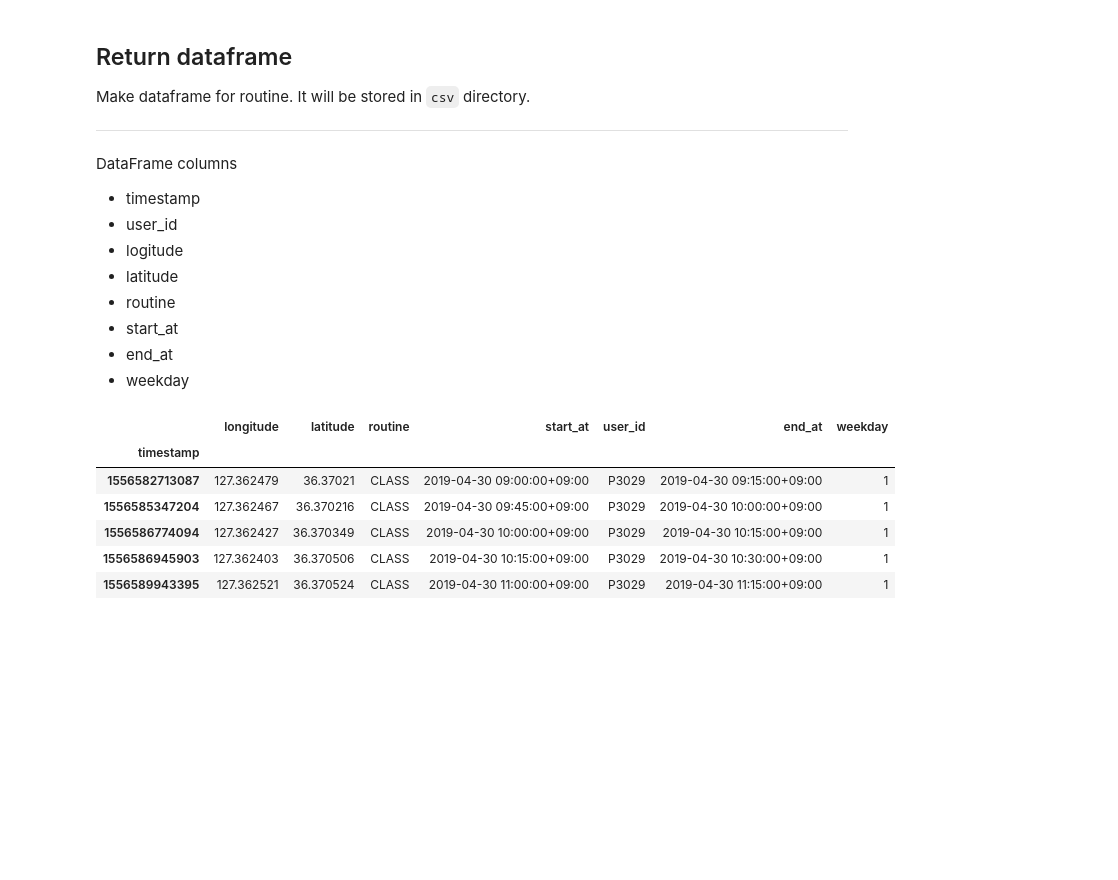
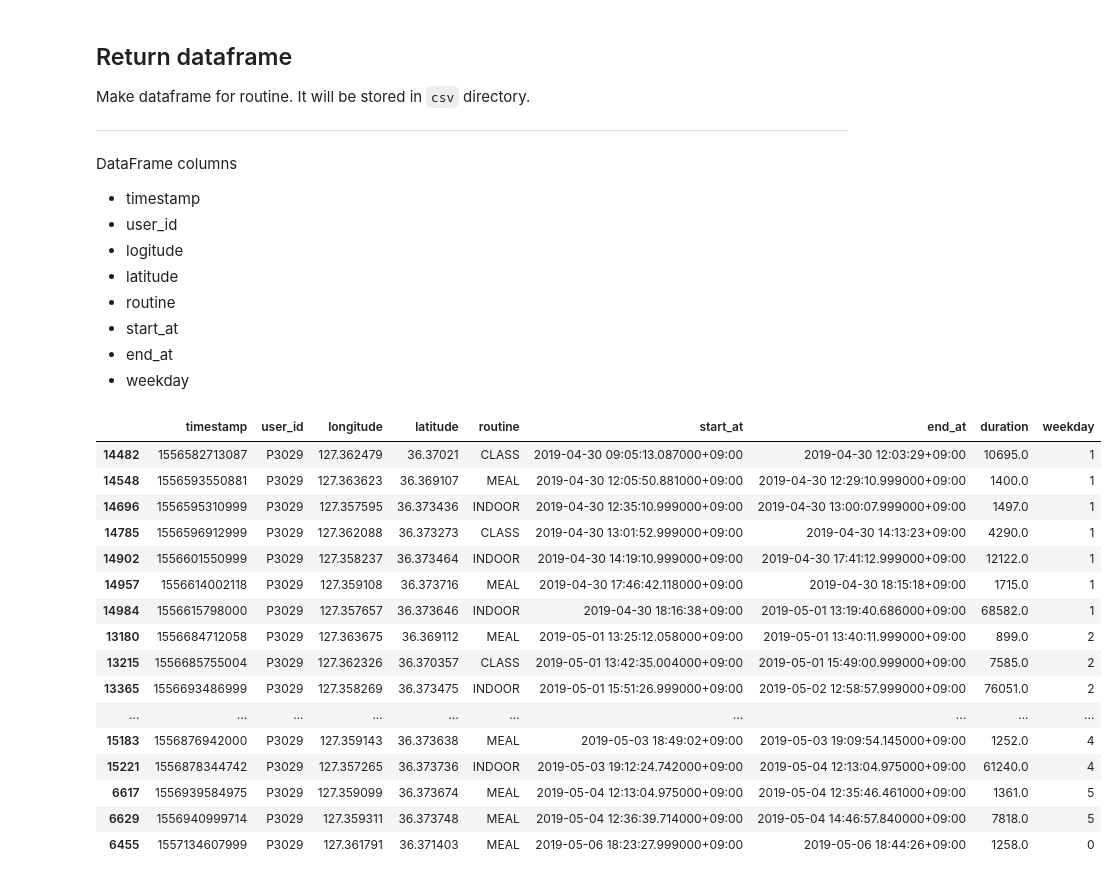
Before and after one commit to sjuuun/RooMBTI, a Jupyter notebook: data_process/location.ipynb, the cells around one changed output. Drawn from its saved outputs; the diff is of its cells as text; code cells hidden in the pictures; blank space fills up the shorter version.

```diff
--- a/data_process/location.ipynb
+++ b/data_process/location.ipynb
@@ -203,22 +217,40 @@ DataFrame columns
 - start_at
 - end_at
 - weekday
-# %%
-result_df = resampled_df[resampled_df['routine'].notnull()] \
-    [['timestamp', 'longitude', 'latitude', 'routine', 'datetime']] \
-    .rename(columns={'datetime': 'start_at'}) \
-    .set_index('timestamp')
-result_df['user_id'] = USER_ID
-result_df['end_at'] = result_df['start_at'] + pd.Timedelta(minutes=15)
-result_df['weekday'] = result_df['start_at'].dt.dayofweek
-result_df.head()
-# %% [output]
-|  | longitude | latitude | routine | start_at | user_id | end_at | weekday |
-| timestamp |  |  |  |  |  |  |  |
-| 1556582713087 | 127.362479 | 36.37021 | CLASS | 2019-04-30 09:00:00+09:00 | P3029 | 2019-04-30 09:15:00+09:00 | 1 |
-| 1556585347204 | 127.362467 | 36.370216 | CLASS | 2019-04-30 09:45:00+09:00 | P3029 | 2019-04-30 10:00:00+09:00 | 1 |
-| 1556586774094 | 127.362427 | 36.370349 | CLASS | 2019-04-30 10:00:00+09:00 | P3029 | 2019-04-30 10:15:00+09:00 | 1 |
-| 1556586945903 | 127.362403 | 36.370506 | CLASS | 2019-04-30 10:15:00+09:00 | P3029 | 2019-04-30 10:30:00+09:00 | 1 |
-| 1556589943395 | 127.362521 | 36.370524 | CLASS | 2019-04-30 11:00:00+09:00 | P3029 | 2019-04-30 11:15:00+09:00 | 1 |
+# %%
+result_df = resampled_df.copy().sort_values('datetime')
+
+# Left rows when routine is changed
+result_df['prev_routine'] = result_df['routine'].shift(1)
+result_df = result_df[(result_df['routine'] != result_df['prev_routine'])]
+
+# Calculate start_at and end_at by shifting
+result_df['start_at'] = result_df['datetime']
+result_df['end_at'] = result_df['datetime'].shift(-1)
+result_df['duration'] = (result_df['end_at'] - result_df['start_at']).dt.seconds
+result_df = result_df[result_df['routine'].notnull()]
+result_df = result_df[result_df['duration'] >= 300]
+result_df['weekday'] = result_df['start_at'].dt.dayofweek
+result_df['user_id'] = USER_ID
+result_df = result_df[['timestamp', 'user_id', 'longitude', 'latitude', 'routine', 'start_at', 'end_at', 'duration', 'weekday']]
+result_df
+# %% [output]
+|  | timestamp | user_id | longitude | latitude | routine | start_at | end_at | duration | weekday |
+| 14482 | 1556582713087 | P3029 | 127.362479 | 36.37021 | CLASS | 2019-04-30 09:05:13.087000+09:00 | 2019-04-30 12:03:29+09:00 | 10695.0 | 1 |
+| 14548 | 1556593550881 | P3029 | 127.363623 | 36.369107 | MEAL | 2019-04-30 12:05:50.881000+09:00 | 2019-04-30 12:29:10.999000+09:00 | 1400.0 | 1 |
+| 14696 | 1556595310999 | P3029 | 127.357595 | 36.373436 | INDOOR | 2019-04-30 12:35:10.999000+09:00 | 2019-04-30 13:00:07.999000+09:00 | 1497.0 | 1 |
+| 14785 | 1556596912999 | P3029 | 127.362088 | 36.373273 | CLASS | 2019-04-30 13:01:52.999000+09:00 | 2019-04-30 14:13:23+09:00 | 4290.0 | 1 |
+| 14902 | 1556601550999 | P3029 | 127.358237 | 36.373464 | INDOOR | 2019-04-30 14:19:10.999000+09:00 | 2019-04-30 17:41:12.999000+09:00 | 12122.0 | 1 |
+| 14957 | 1556614002118 | P3029 | 127.359108 | 36.373716 | MEAL | 2019-04-30 17:46:42.118000+09:00 | 2019-04-30 18:15:18+09:00 | 1715.0 | 1 |
+| 14984 | 1556615798000 | P3029 | 127.357657 | 36.373646 | INDOOR | 2019-04-30 18:16:38+09:00 | 2019-05-01 13:19:40.686000+09:00 | 68582.0 | 1 |
+| 13180 | 1556684712058 | P3029 | 127.363675 | 36.369112 | MEAL | 2019-05-01 13:25:12.058000+09:00 | 2019-05-01 13:40:11.999000+09:00 | 899.0 | 2 |
+| 13215 | 1556685755004 | P3029 | 127.362326 | 36.370357 | CLASS | 2019-05-01 13:42:35.004000+09:00 | 2019-05-01 15:49:00.999000+09:00 | 7585.0 | 2 |
+| 13365 | 1556693486999 | P3029 | 127.358269 | 36.373475 | INDOOR | 2019-05-01 15:51:26.999000+09:00 | 2019-05-02 12:58:57.999000+09:00 | 76051.0 | 2 |
+| ... | ... | ... | ... | ... | ... | ... | ... | ... | ... |
+| 15183 | 1556876942000 | P3029 | 127.359143 | 36.373638 | MEAL | 2019-05-03 18:49:02+09:00 | 2019-05-03 19:09:54.145000+09:00 | 1252.0 | 4 |
+| 15221 | 1556878344742 | P3029 | 127.357265 | 36.373736 | INDOOR | 2019-05-03 19:12:24.742000+09:00 | 2019-05-04 12:13:04.975000+09:00 | 61240.0 | 4 |
+| 6617 | 1556939584975 | P3029 | 127.359099 | 36.373674 | MEAL | 2019-05-04 12:13:04.975000+09:00 | 2019-05-04 12:35:46.461000+09:00 | 1361.0 | 5 |
+| 6629 | 1556940999714 | P3029 | 127.359311 | 36.373748 | MEAL | 2019-05-04 12:36:39.714000+09:00 | 2019-05-04 14:46:57.840000+09:00 | 7818.0 | 5 |
+| 6455 | 1557134607999 | P3029 | 127.361791 | 36.371403 | MEAL | 2019-05-06 18:23:27.999000+09:00 | 2019-05-06 18:44:26+09:00 | 1258.0 | 0 |
 # %%
 result_df.to_csv(f'../csv/routines_raw/{USER_ID}-location.csv', index=False)
```
Also changed, not shown: parts of 6 cells of this notebook.
